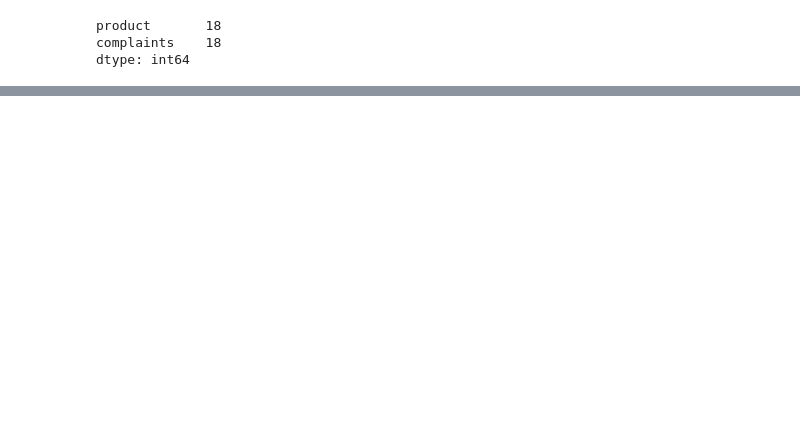
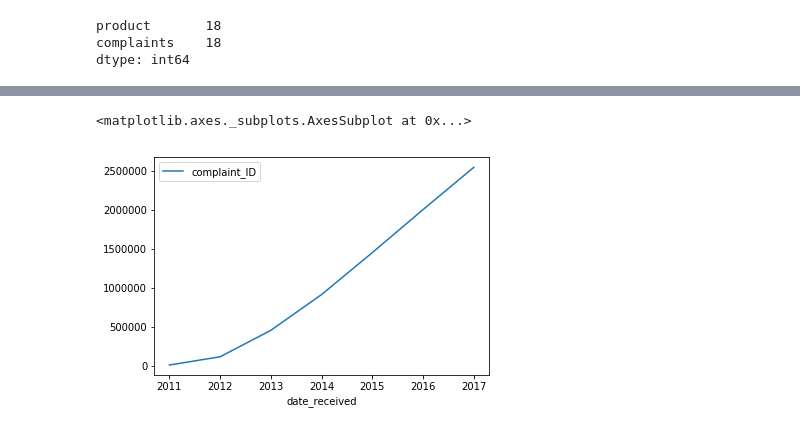
Before and after one commit to Halvinn/cfpb_complaints, a Jupyter notebook: cfpb_complaints.ipynb, the cells around one changed output, grey strips where cells are left out. Cells and saved outputs as stored; diff of their text form; code cells hidden in the pictures; blank space fills up the shorter version.

```diff
--- a/cfpb_complaints.ipynb
+++ b/cfpb_complaints.ipynb
@@ -156,0 +129,5 @@ mortgages = complaints_df[complaints_df.Product == 'Mortgage']
+# %%
+complaints_df.resample('A').mean().plot()
+# %% [output]
+<matplotlib.axes._subplots.AxesSubplot at 0x...>
+[figure, added]
```
Also changed, not shown: parts of 16 cells of this notebook.
